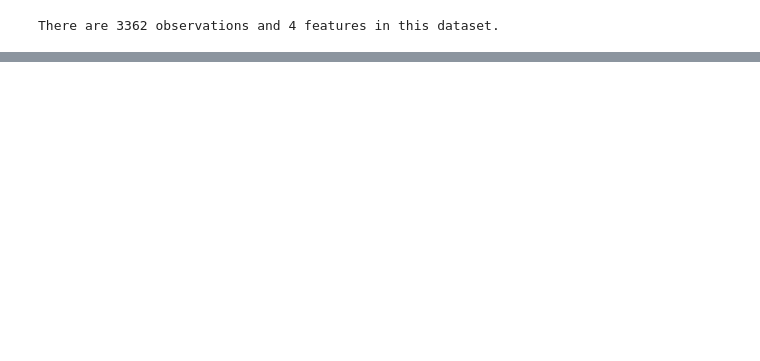
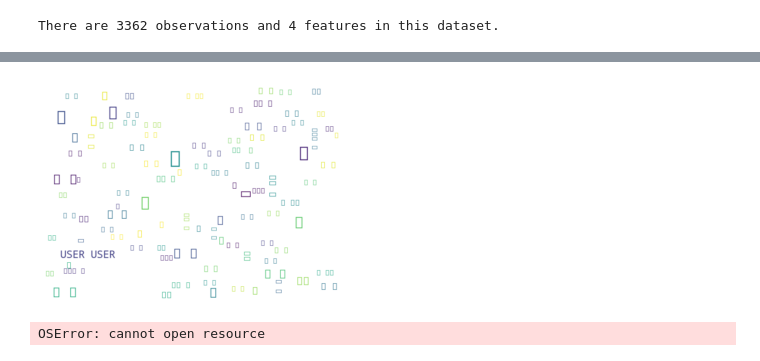
Before and after one commit to prajwal2495/Detect_offensive_tweets, a Jupyter notebook: Experiments - Prajwal/Jupyter Notebook/Simple statistics.ipynb, the cells around one changed output, grey strips where cells are left out. Saved outputs shown, nothing was run; the diff lists cells and outputs as text; code cells hidden in the pictures; blank space fills up the shorter version.

```diff
--- a/Experiments - Prajwal/Jupyter Notebook/Simple statistics.ipynb
+++ b/Experiments - Prajwal/Jupyter Notebook/Simple statistics.ipynb
@@ -184,0 +188,19 @@ plt.show()
+# %%
+font="gargi.ttf"
+long_string = ','.join(list(data['tweet'].values))
+#long_string = long_string.decode('utf-8')
+wordcloud = WordCloud(
+    width=400,
+    height=300,
+    max_font_size=50,
+    max_words=1000,
+    background_color="white",
+    font_path=font
+).generate(long_string)
+plt.figure()
+plt.imshow(wordcloud, interpolation="bilinear")
+plt.axis("off")
+plt.show()
+# wordcloud = WordCloud(background_color="white", max_words=5000, contour_width=3, contour_color='steelblue',font_step=)
+# wordcloud.generate(long_string)
+# wordcloud.to_image()
@@ -184,0 +234,4 @@ plt.show()
+# %%
+paragraphs = list(data['tweet'].values)
+text = " ".join(paragraphs)
+words = text.split(" ")
@@ -184,0 +272,37 @@ plt.show()
+# %%
+from wordcloud import WordCloud
+
+import matplotlib.pyplot as plt
+
+wordcloud = WordCloud(
+    width=700,
+    height=500,
+    max_font_size=50,
+    max_words=100,
+    background_color="white",
+    stopwords=STOP_WORDS_HI,
+).generate(text)
+plt.figure()
+plt.imshow(wordcloud, interpolation="bilinear")
+plt.axis("off")
+plt.show()
+# %% [output]
+[figure, added]
+# %%
+font="/Users/prajwalkrishn/Desktop/My_Computer/Capstone Repo/Detect_offensive_tweets/Experiments - Prajwal/Jupyter Notebook/Gargi_2.0.tff"
+
+wordcloud = WordCloud(
+    width=400,
+    height=300,
+    max_font_size=50,
+    max_words=1000,
+    background_color="white",
+    stopwords=STOP_WORDS_HI,
+    font_path=font
+).generate(text)
+plt.figure()
+plt.imshow(wordcloud, interpolation="bilinear")
+plt.axis("off")
+plt.show()
+# %% [output]
+OSError: cannot open resource
```
Also changed, not shown: parts of 9 cells of this notebook, 3 other files.
